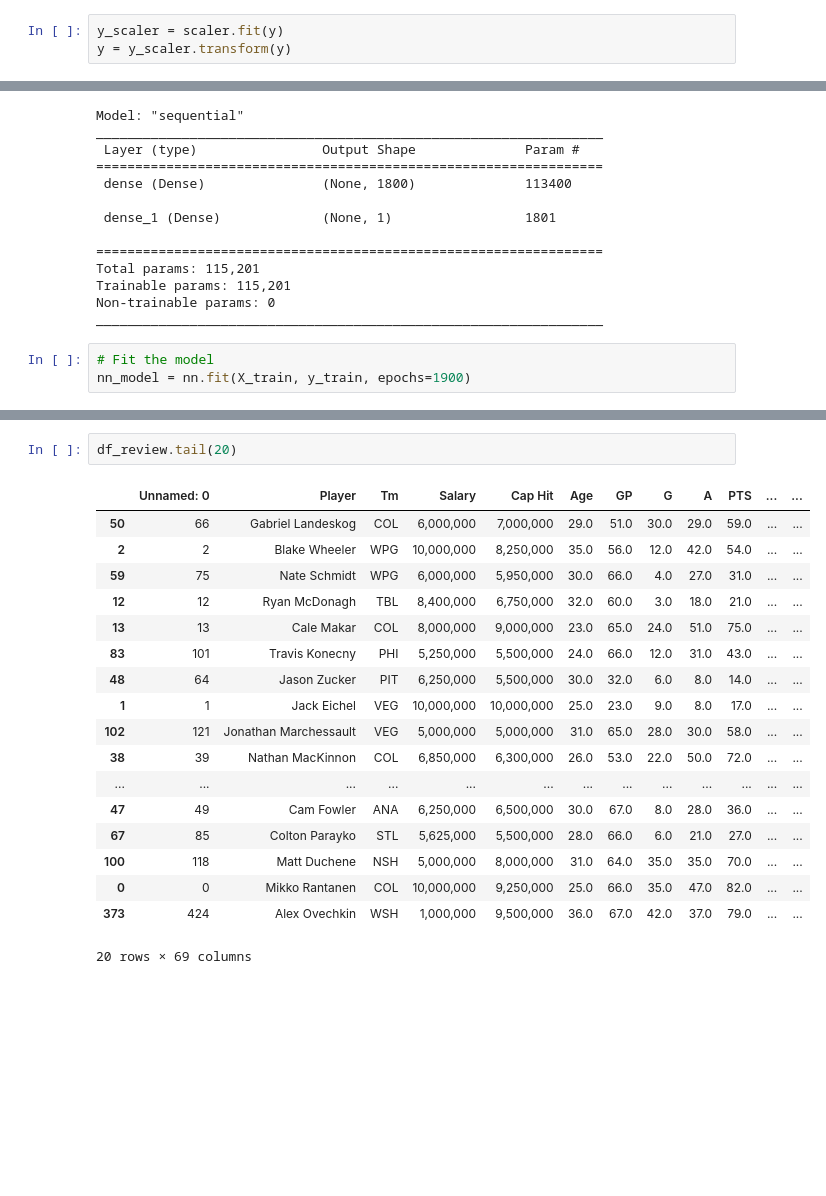
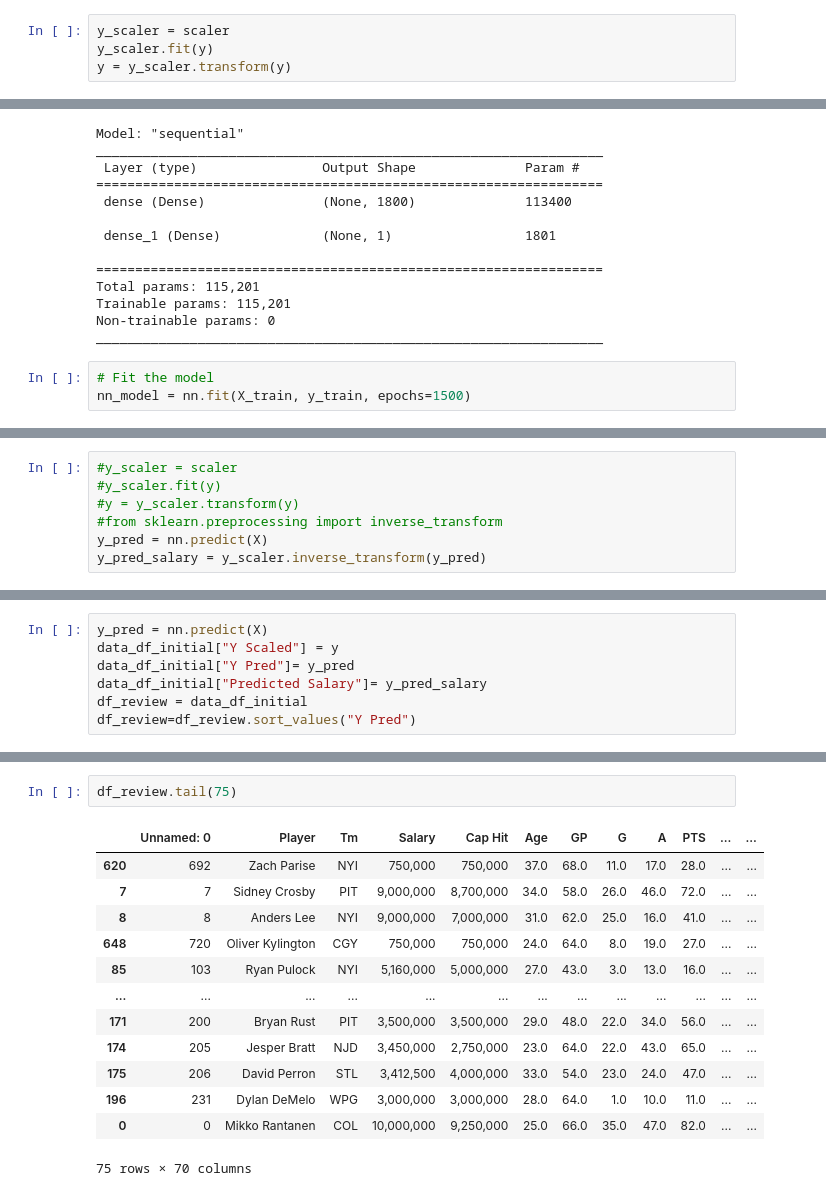
Before and after one commit to psthornquist/NHL-Player-Salary-Machine-Learning-Model, a Jupyter notebook: Train_Predict.ipynb, the cells around one changed output, grey strips where cells are left out. Drawn from its saved outputs; the diff is of its cells as text; blank space fills up the shorter version.

Commit message:
Feature importance and inverse transformation for predicted salary added

```diff
--- a/Train_Predict.ipynb
+++ b/Train_Predict.ipynb
@@ -84,7 +84,8 @@ y_test =y_test.reshape(-1, 1)
 X_scaler = scaler.fit(X)
 X = X_scaler.transform(X)
 # %%
-y_scaler = scaler.fit(y)
+y_scaler = scaler
+y_scaler.fit(y)
 y = y_scaler.transform(y)
 # %%
 y_scaler = scaler.fit(y_train)
@@ -263,5 +264,5 @@ Non-trainable params: 0
 _________________________________________________________________
 # %%
 # Fit the model
-nn_model = nn.fit(X_train, y_train, epochs=1900)
+nn_model = nn.fit(X_train, y_train, epochs=1500)
 # %% [output]
@@ -286,0 +286,7 @@ y_pred = nn.predict(X_test)
+# %%
+#y_scaler = scaler
+#y_scaler.fit(y)
+#y = y_scaler.transform(y)
+#from sklearn.preprocessing import inverse_transform
+y_pred = nn.predict(X)
+y_pred_salary = y_scaler.inverse_transform(y_pred)
@@ -371,0 +362,7 @@ df_review=df_review.sort_values("Y Pred")
+# %%
+y_pred = nn.predict(X)
+data_df_initial["Y Scaled"] = y
+data_df_initial["Y Pred"]= y_pred
+data_df_initial["Predicted Salary"]= y_pred_salary
+df_review = data_df_initial
+df_review=df_review.sort_values("Y Pred")
@@ -393,21 +402,16 @@ df_review.head(20)
 # %%
-df_review.tail(20)
+df_review.tail(75)
 # %% [output]
 |  | Unnamed: 0 | Player | Tm | Salary | Cap Hit | Age | GP | G | A | PTS | ... | ... |
-| 50 | 66 | Gabriel Landeskog | COL | 6,000,000 | 7,000,000 | 29.0 | 51.0 | 30.0 | 29.0 | 59.0 | ... | ... |
-| 2 | 2 | Blake Wheeler | WPG | 10,000,000 | 8,250,000 | 35.0 | 56.0 | 12.0 | 42.0 | 54.0 | ... | ... |
-| 59 | 75 | Nate Schmidt | WPG | 6,000,000 | 5,950,000 | 30.0 | 66.0 | 4.0 | 27.0 | 31.0 | ... | ... |
-| 12 | 12 | Ryan McDonagh | TBL | 8,400,000 | 6,750,000 | 32.0 | 60.0 | 3.0 | 18.0 | 21.0 | ... | ... |
-| 13 | 13 | Cale Makar | COL | 8,000,000 | 9,000,000 | 23.0 | 65.0 | 24.0 | 51.0 | 75.0 | ... | ... |
-| 83 | 101 | Travis Konecny | PHI | 5,250,000 | 5,500,000 | 24.0 | 66.0 | 12.0 | 31.0 | 43.0 | ... | ... |
-| 48 | 64 | Jason Zucker | PIT | 6,250,000 | 5,500,000 | 30.0 | 32.0 | 6.0 | 8.0 | 14.0 | ... | ... |
-| 1 | 1 | Jack Eichel | VEG | 10,000,000 | 10,000,000 | 25.0 | 23.0 | 9.0 | 8.0 | 17.0 | ... | ... |
-| 102 | 121 | Jonathan Marchessault | VEG | 5,000,000 | 5,000,000 | 31.0 | 65.0 | 28.0 | 30.0 | 58.0 | ... | ... |
-| 38 | 39 | Nathan MacKinnon | COL | 6,850,000 | 6,300,000 | 26.0 | 53.0 | 22.0 | 50.0 | 72.0 | ... | ... |
+| 620 | 692 | Zach Parise | NYI | 750,000 | 750,000 | 37.0 | 68.0 | 11.0 | 17.0 | 28.0 | ... | ... |
+| 7 | 7 | Sidney Crosby | PIT | 9,000,000 | 8,700,000 | 34.0 | 58.0 | 26.0 | 46.0 | 72.0 | ... | ... |
+| 8 | 8 | Anders Lee | NYI | 9,000,000 | 7,000,000 | 31.0 | 62.0 | 25.0 | 16.0 | 41.0 | ... | ... |
+| 648 | 720 | Oliver Kylington | CGY | 750,000 | 750,000 | 24.0 | 64.0 | 8.0 | 19.0 | 27.0 | ... | ... |
+| 85 | 103 | Ryan Pulock | NYI | 5,160,000 | 5,000,000 | 27.0 | 43.0 | 3.0 | 13.0 | 16.0 | ... | ... |
 | ... | ... | ... | ... | ... | ... | ... | ... | ... | ... | ... | ... | ... |
-| 47 | 49 | Cam Fowler | ANA | 6,250,000 | 6,500,000 | 30.0 | 67.0 | 8.0 | 28.0 | 36.0 | ... | ... |
-| 67 | 85 | Colton Parayko | STL | 5,625,000 | 5,500,000 | 28.0 | 66.0 | 6.0 | 21.0 | 27.0 | ... | ... |
-| 100 | 118 | Matt Duchene | NSH | 5,000,000 | 8,000,000 | 31.0 | 64.0 | 35.0 | 35.0 | 70.0 | ... | ... |
+| 171 | 200 | Bryan Rust | PIT | 3,500,000 | 3,500,000 | 29.0 | 48.0 | 22.0 | 34.0 | 56.0 | ... | ... |
+| 174 | 205 | Jesper Bratt | NJD | 3,450,000 | 2,750,000 | 23.0 | 64.0 | 22.0 | 43.0 | 65.0 | ... | ... |
+| 175 | 206 | David Perron | STL | 3,412,500 | 4,000,000 | 33.0 | 54.0 | 23.0 | 24.0 | 47.0 | ... | ... |
+| 196 | 231 | Dylan DeMelo | WPG | 3,000,000 | 3,000,000 | 28.0 | 64.0 | 1.0 | 10.0 | 11.0 | ... | ... |
 | 0 | 0 | Mikko Rantanen | COL | 10,000,000 | 9,250,000 | 25.0 | 66.0 | 35.0 | 47.0 | 82.0 | ... | ... |
-| 373 | 424 | Alex Ovechkin | WSH | 1,000,000 | 9,500,000 | 36.0 | 67.0 | 42.0 | 37.0 | 79.0 | ... | ... |
-20 rows × 69 columns
+75 rows × 70 columns
```
Also changed, not shown: parts of 26 cells of this notebook, 1 other file.
